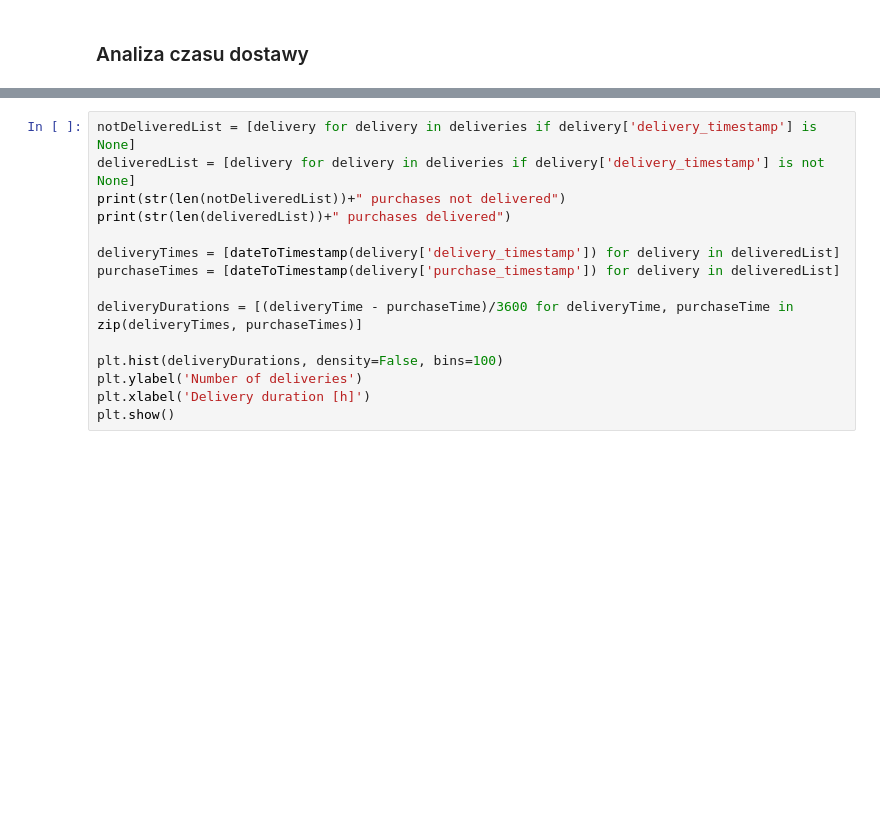
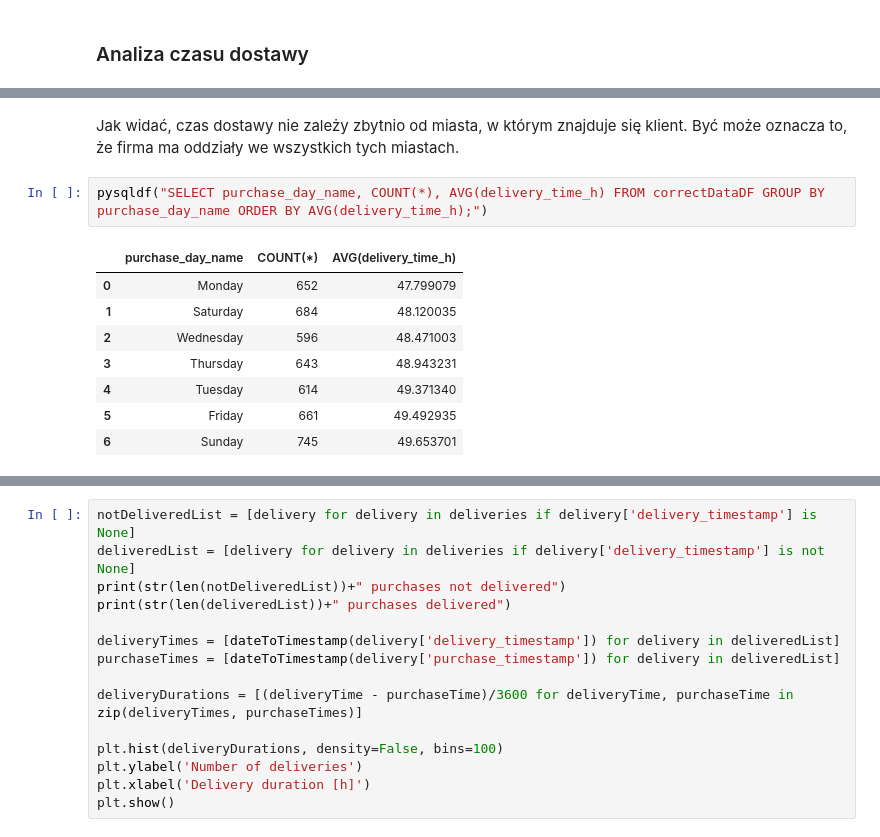
Before and after one commit to plibera/IUM_Project, a Jupyter notebook: dataAnalysis.ipynb, the cells around one changed output, grey strips where cells are left out. Saved outputs shown, nothing was run; the diff lists cells and outputs as text; blank space fills up the shorter version.

```diff
--- a/dataAnalysis.ipynb
+++ b/dataAnalysis.ipynb
@@ -106,0 +160,13 @@ Price    Product
+# %% [markdown]
+Jak widać, czas dostawy nie zależy zbytnio od miasta, w którym znajduje się klient. Być może oznacza to, że firma ma oddziały we wszystkich tych miastach.
+# %%
+pysqldf("SELECT purchase_day_name, COUNT(*), AVG(delivery_time_h) FROM correctDataDF GROUP BY purchase_day_name ORDER BY AVG(delivery_time_h);")
+# %% [output]
+|  | purchase_day_name | COUNT(*) | AVG(delivery_time_h) |
+| 0 | Monday | 652 | 47.799079 |
+| 1 | Saturday | 684 | 48.120035 |
+| 2 | Wednesday | 596 | 48.471003 |
+| 3 | Thursday | 643 | 48.943231 |
+| 4 | Tuesday | 614 | 49.371340 |
+| 5 | Friday | 661 | 49.492935 |
+| 6 | Sunday | 745 | 49.653701 |
```
Also changed, not shown: parts of 14 cells of this notebook, 1 other file.
